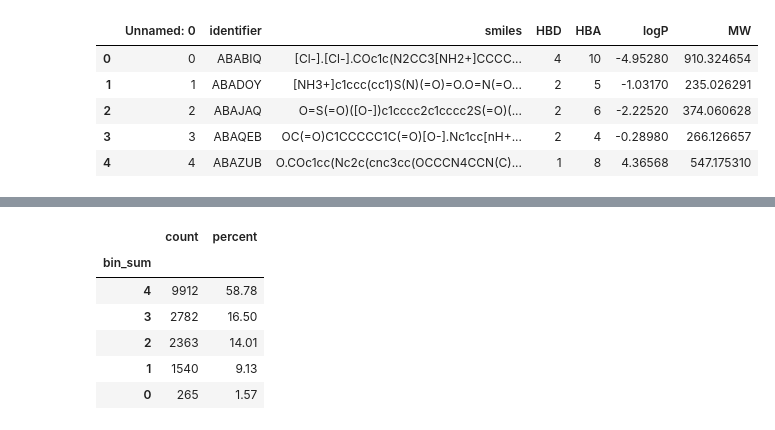
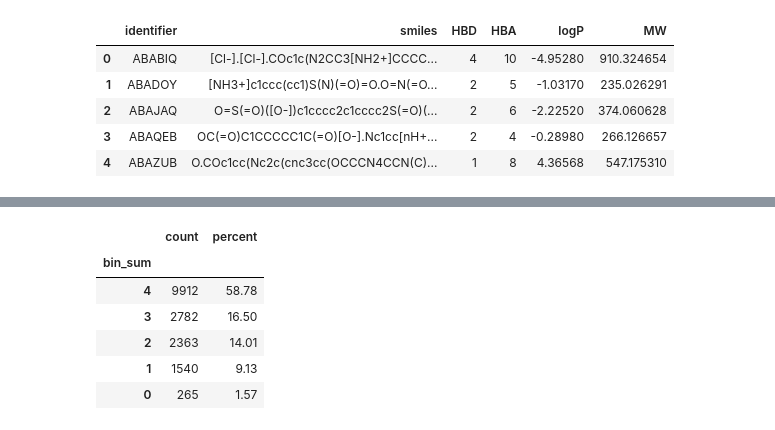
Before and after one commit to dtaverner/Sandpit_CCDC2, a Jupyter notebook: lipinski_annotations.ipynb, the cells around one changed output, grey strips where cells are left out. Saved outputs shown, nothing was run; the diff lists cells and outputs as text; code cells hidden in the pictures.

```diff
--- a/lipinski_annotations.ipynb
+++ b/lipinski_annotations.ipynb
@@ -101,12 +101,12 @@ df = pd.read_csv("all_drug_properties.csv")
 # %%
-df.head()
+csd_df = pd.read_csv()
 # %% [output]
-|  | Unnamed: 0 | identifier | smiles | HBD | HBA | logP | MW |
-| 0 | 0 | ABABIQ | [Cl-].[Cl-].COc1c(N2CC3[NH2+]CCCC... | 4 | 10 | -4.95280 | 910.324654 |
-| 1 | 1 | ABADOY | [NH3+]c1ccc(cc1)S(N)(=O)=O.O=N(=O... | 2 | 5 | -1.03170 | 235.026291 |
-| 2 | 2 | ABAJAQ | O=S(=O)([O-])c1cccc2c1cccc2S(=O)(... | 2 | 6 | -2.22520 | 374.060628 |
-| 3 | 3 | ABAQEB | OC(=O)C1CCCCC1C(=O)[O-].Nc1cc[nH+... | 2 | 4 | -0.28980 | 266.126657 |
-| 4 | 4 | ABAZUB | O.COc1cc(Nc2c(cnc3cc(OCCCN4CCN(C)... | 1 | 8 | 4.36568 | 547.175310 |
+|  | identifier | smiles | HBD | HBA | logP | MW |
+| 0 | ABABIQ | [Cl-].[Cl-].COc1c(N2CC3[NH2+]CCCC... | 4 | 10 | -4.95280 | 910.324654 |
+| 1 | ABADOY | [NH3+]c1ccc(cc1)S(N)(=O)=O.O=N(=O... | 2 | 5 | -1.03170 | 235.026291 |
+| 2 | ABAJAQ | O=S(=O)([O-])c1cccc2c1cccc2S(=O)(... | 2 | 6 | -2.22520 | 374.060628 |
+| 3 | ABAQEB | OC(=O)C1CCCCC1C(=O)[O-].Nc1cc[nH+... | 2 | 4 | -0.28980 | 266.126657 |
+| 4 | ABAZUB | O.COc1cc(Nc2c(cnc3cc(OCCCN4CCN(C)... | 1 | 8 | 4.36568 | 547.175310 |
 # %%
 lipinski_columns = ["Ro5- HBD", "Ro5- HBA", "Ro5- logP", "Ro5- MW"]
 
```
Also changed, not shown: parts of 19 cells of this notebook.
